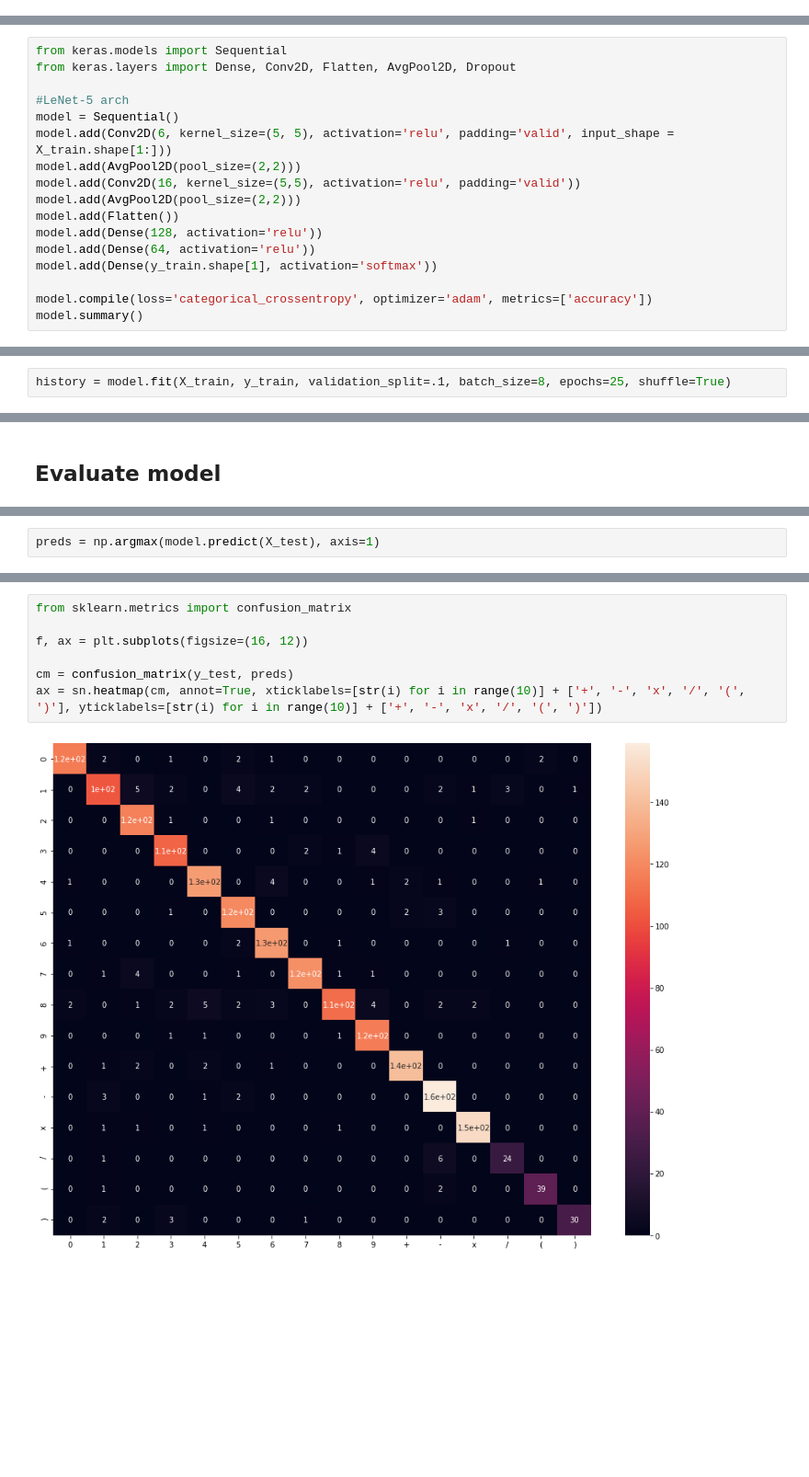
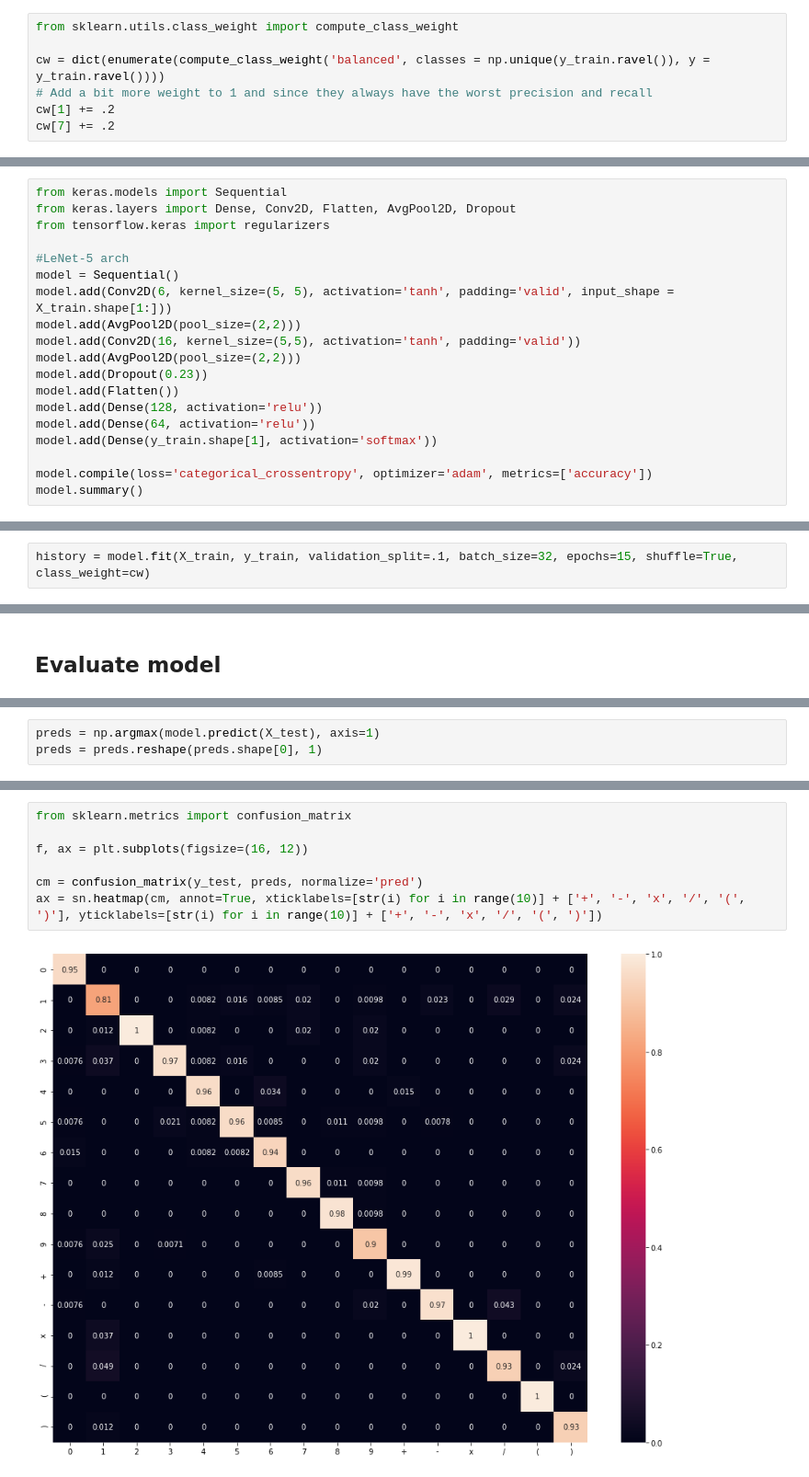
Before and after one commit to DominikSpiljak/Imagealgebra, a Jupyter notebook: Train.ipynb, the cells around one changed output, grey strips where cells are left out. Shown at 92% size. Cells and saved outputs as stored; diff of their text form; blank space fills up the shorter version.

Commit message:
Better model and improved scripts

```diff
--- a/Train.ipynb
+++ b/Train.ipynb
@@ -12,6 +13,13 @@ y = data['y'].reshape(-1, 1)
 from sklearn.model_selection import train_test_split
 
 X_train, X_test, y_train, y_test = train_test_split(X, y, test_size=.2)
+# %%
+from sklearn.utils.class_weight import compute_class_weight
+
+cw = dict(enumerate(compute_class_weight('balanced', classes = np.unique(y_train.ravel()), y = y_train.ravel())))
+# Add a bit more weight to 1 and since they always have the worst precision and recall
+cw[1] += .2
+cw[7] += .2
 # %%
 from sklearn.preprocessing import OneHotEncoder
 
@@ -22,13 +30,15 @@ y_train = onehot.fit_transform(y_train)
 # %%
 from keras.models import Sequential
 from keras.layers import Dense, Conv2D, Flatten, AvgPool2D, Dropout
+from tensorflow.keras import regularizers
 
 #LeNet-5 arch
 model = Sequential()
-model.add(Conv2D(6, kernel_size=(5, 5), activation='relu', padding='valid', input_shape = X_train.shape[1:]))
+model.add(Conv2D(6, kernel_size=(5, 5), activation='tanh', padding='valid', input_shape = X_train.shape[1:]))
 model.add(AvgPool2D(pool_size=(2,2)))
-model.add(Conv2D(16, kernel_size=(5,5), activation='relu', padding='valid'))
+model.add(Conv2D(16, kernel_size=(5,5), activation='tanh', padding='valid'))
 model.add(AvgPool2D(pool_size=(2,2)))
+model.add(Dropout(0.23))
 model.add(Flatten())
 model.add(Dense(128, activation='relu'))
 model.add(Dense(64, activation='relu'))
@@ -55,5 +65,5 @@ Trainable params: 44,764
 Non-trainable params: 0
 _________________________________________________________________
 # %%
-history = model.fit(X_train, y_train, validation_split=.1, batch_size=8, epochs=25, shuffle=True)
+history = model.fit(X_train, y_train, validation_split=.1, batch_size=32, epochs=15, shuffle=True, class_weight=cw)
 # %% [output]
@@ -109,5 +117,6 @@ plt.show()
 # %%
 preds = np.argmax(model.predict(X_test), axis=1)
+preds = preds.reshape(preds.shape[0], 1)
 # %%
 from sklearn.metrics import accuracy_score, recall_score, precision_score, f1_score
 import seaborn as sn
@@ -126,9 +135,9 @@ Accuracy: 0.930752453653217
 # %%
 from sklearn.metrics import confusion_matrix
 
 f, ax = plt.subplots(figsize=(16, 12))
 
-cm = confusion_matrix(y_test, preds)
+cm = confusion_matrix(y_test, preds, normalize='pred')
 ax = sn.heatmap(cm, annot=True, xticklabels=[str(i) for i in range(10)] + ['+', '-', 'x', '/', '(', ')'], yticklabels=[str(i) for i in range(10)] + ['+', '-', 'x', '/', '(', ')'])
 # %% [output]
-[figure, old version]
+[figure, new version]
```
Also changed, not shown: parts of 9 cells of this notebook, 15 other files.
